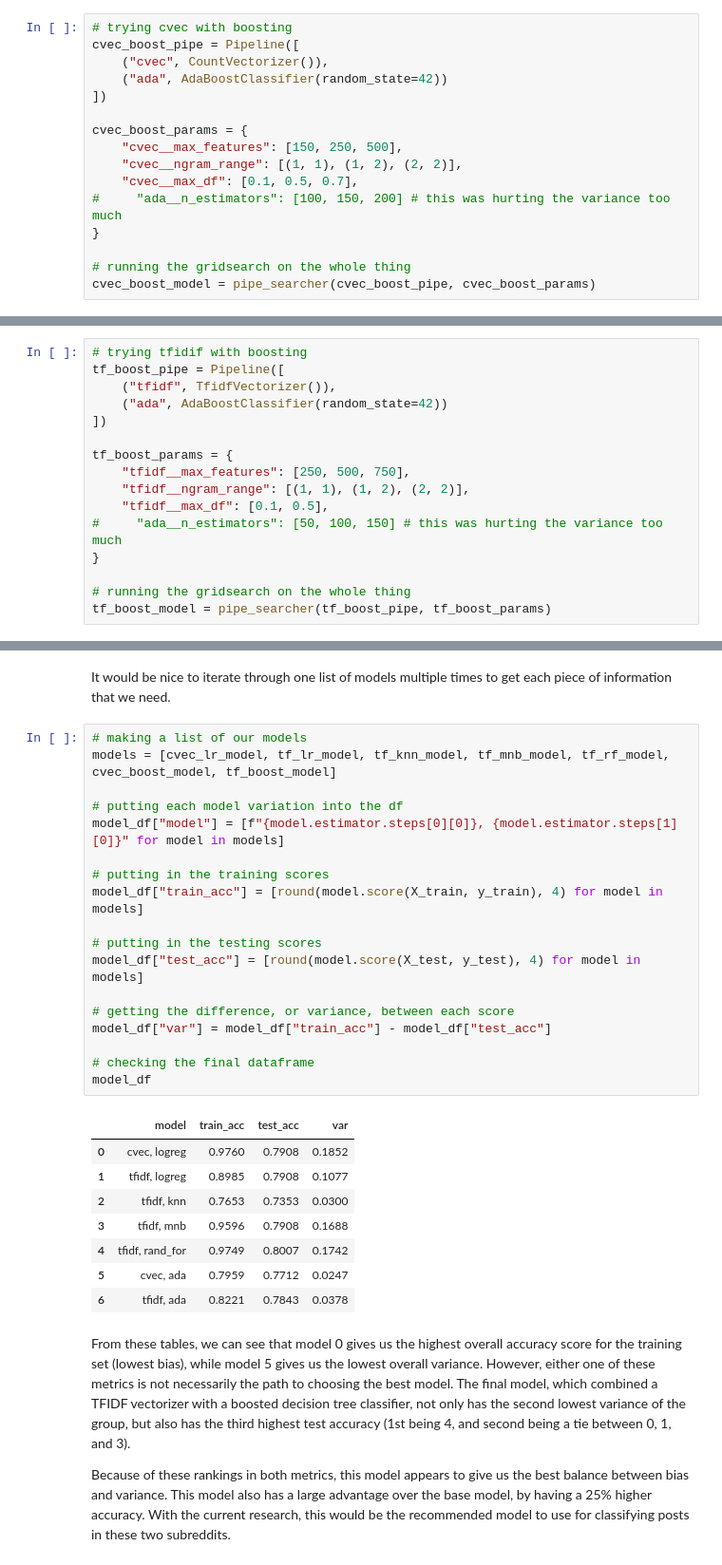
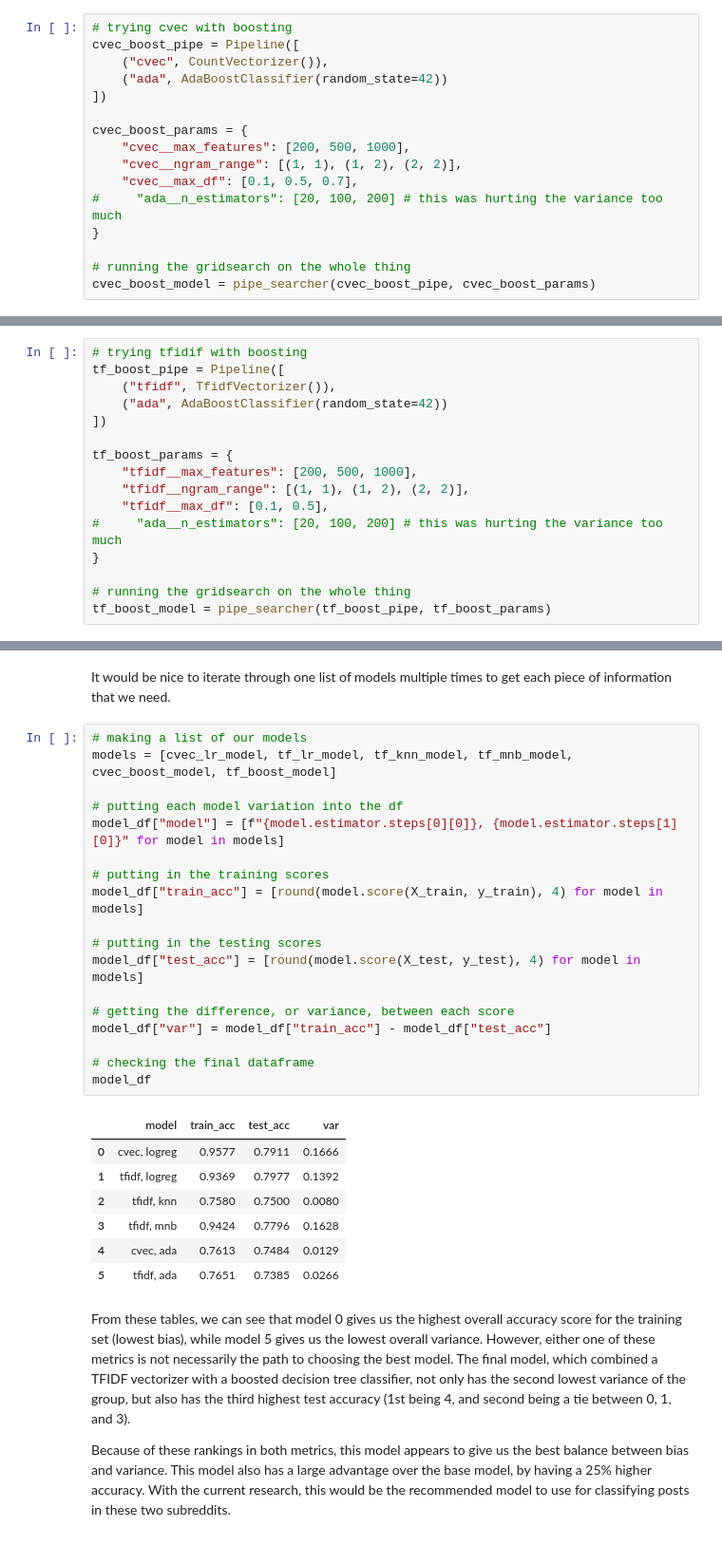
Before and after one commit to ondovj/reddit_classification, a Jupyter notebook: Code/2-cleaning_through_conclusions.ipynb, the cells around one changed output, grey strips where cells are left out. Shown: that part at 95% size. Cells and saved outputs as stored; diff of their text form.

Commit message:
fixed errors in data files causing type mismatch. continued modeling process.

```diff
--- a/Code/2-cleaning_through_conclusions.ipynb
+++ b/Code/2-cleaning_through_conclusions.ipynb
@@ -743,10 +728,10 @@ cvec_boost_pipe = Pipeline([
 ])
 
 cvec_boost_params = {
-    "cvec__max_features": [150, 250, 500],
+    "cvec__max_features": [200, 500, 1000],
     "cvec__ngram_range": [(1, 1), (1, 2), (2, 2)],
     "cvec__max_df": [0.1, 0.5, 0.7],
-#     "ada__n_estimators": [100, 150, 200] # this was hurting the variance too much
+#     "ada__n_estimators": [20, 100, 200] # this was hurting the variance too much
 }
 
 # running the gridsearch on the whole thing
@@ -768,10 +753,10 @@ tf_boost_pipe = Pipeline([
 ])
 
 tf_boost_params = {
-    "tfidf__max_features": [250, 500, 750],
+    "tfidf__max_features": [200, 500, 1000],
     "tfidf__ngram_range": [(1, 1), (1, 2), (2, 2)],
     "tfidf__max_df": [0.1, 0.5],
-#     "ada__n_estimators": [50, 100, 150] # this was hurting the variance too much
+#     "ada__n_estimators": [20, 100, 200] # this was hurting the variance too much
 }
 
 # running the gridsearch on the whole thing
@@ -810,31 +831,30 @@ model_df = pd.DataFrame(columns=["model", "train_acc", "test_acc", "var"])
 It would be nice to iterate through one list of models multiple times to get each piece of information that we need.
 # %%
 # making a list of our models
-models = [cvec_lr_model, tf_lr_model, tf_knn_model, tf_mnb_model, tf_rf_model, cvec_boost_model, tf_boost_model]
+models = [cvec_lr_model, tf_lr_model, tf_knn_model, tf_mnb_model, cvec_boost_model, tf_boost_model]
 
 # putting each model variation into the df
 model_df["model"] = [f"{model.estimator.steps[0][0]}, {model.estimator.steps[1][0]}" for model in models]
 
 # putting in the training scores
 model_df["train_acc"] = [round(model.score(X_train, y_train), 4) for model in models]
 
 # putting in the testing scores
 model_df["test_acc"] = [round(model.score(X_test, y_test), 4) for model in models]
 
 # getting the difference, or variance, between each score
 model_df["var"] = model_df["train_acc"] - model_df["test_acc"]
 
 # checking the final dataframe
 model_df
 # %% [output]
 |  | model | train_acc | test_acc | var |
-| 0 | cvec, logreg | 0.9760 | 0.7908 | 0.1852 |
-| 1 | tfidf, logreg | 0.8985 | 0.7908 | 0.1077 |
-| 2 | tfidf, knn | 0.7653 | 0.7353 | 0.0300 |
-| 3 | tfidf, mnb | 0.9596 | 0.7908 | 0.1688 |
-| 4 | tfidf, rand_for | 0.9749 | 0.8007 | 0.1742 |
-| 5 | cvec, ada | 0.7959 | 0.7712 | 0.0247 |
-| 6 | tfidf, ada | 0.8221 | 0.7843 | 0.0378 |
+| 0 | cvec, logreg | 0.9577 | 0.7911 | 0.1666 |
+| 1 | tfidf, logreg | 0.9369 | 0.7977 | 0.1392 |
+| 2 | tfidf, knn | 0.7580 | 0.7500 | 0.0080 |
+| 3 | tfidf, mnb | 0.9424 | 0.7796 | 0.1628 |
+| 4 | cvec, ada | 0.7613 | 0.7484 | 0.0129 |
+| 5 | tfidf, ada | 0.7651 | 0.7385 | 0.0266 |
 # %% [markdown]
 From these tables, we can see that model 0 gives us the highest overall accuracy score for the training set (lowest bias), while model 5 gives us the lowest overall variance. However, either one of these metrics is not necessarily the path to choosing the best model. The final model, which combined a TFIDF vectorizer with a boosted decision tree classifier, not only has the second lowest variance of the group, but also has the third highest test accuracy (1st being 4, and second being a tie between 0, 1, and 3).
 
```
Also changed, not shown: parts of 40 cells of this notebook, 4 other files.
